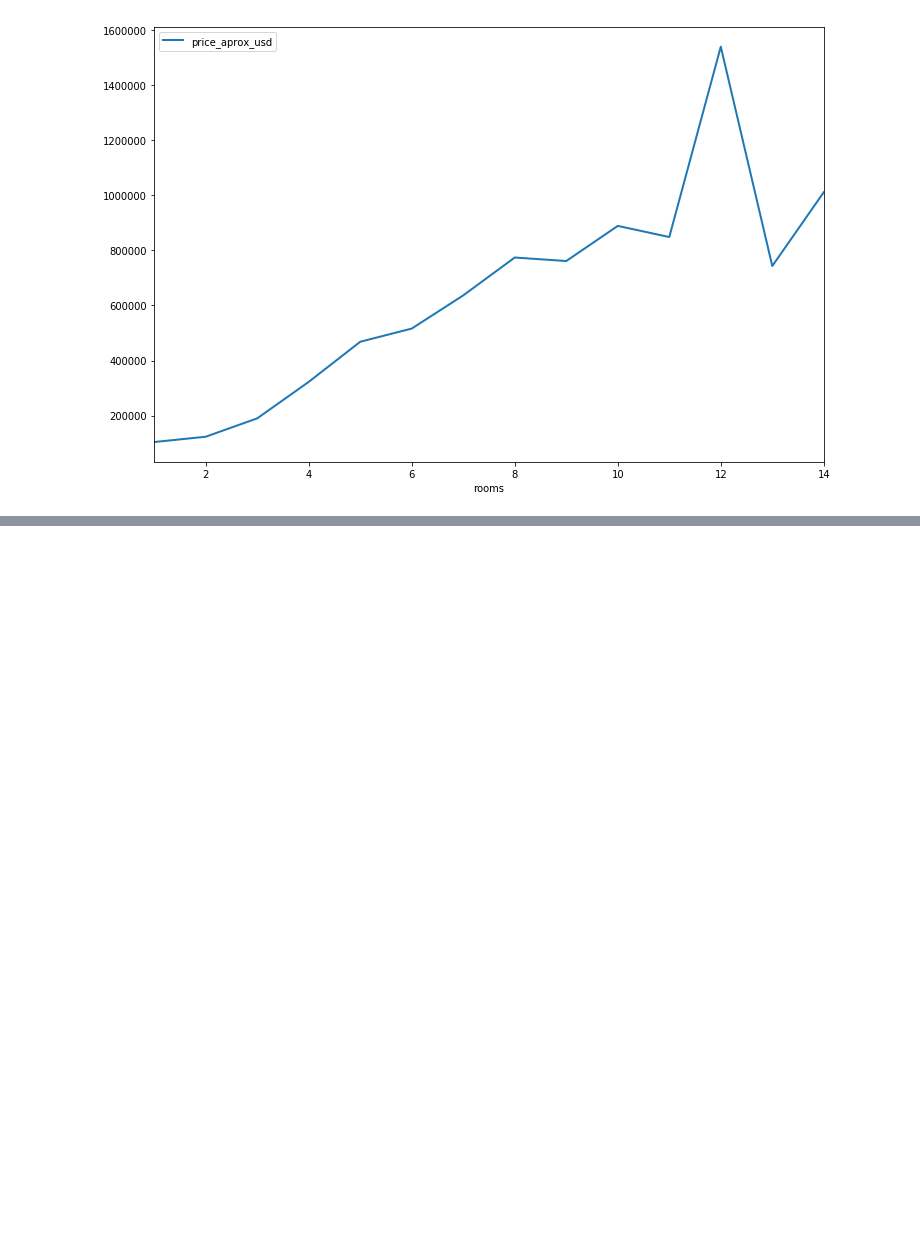
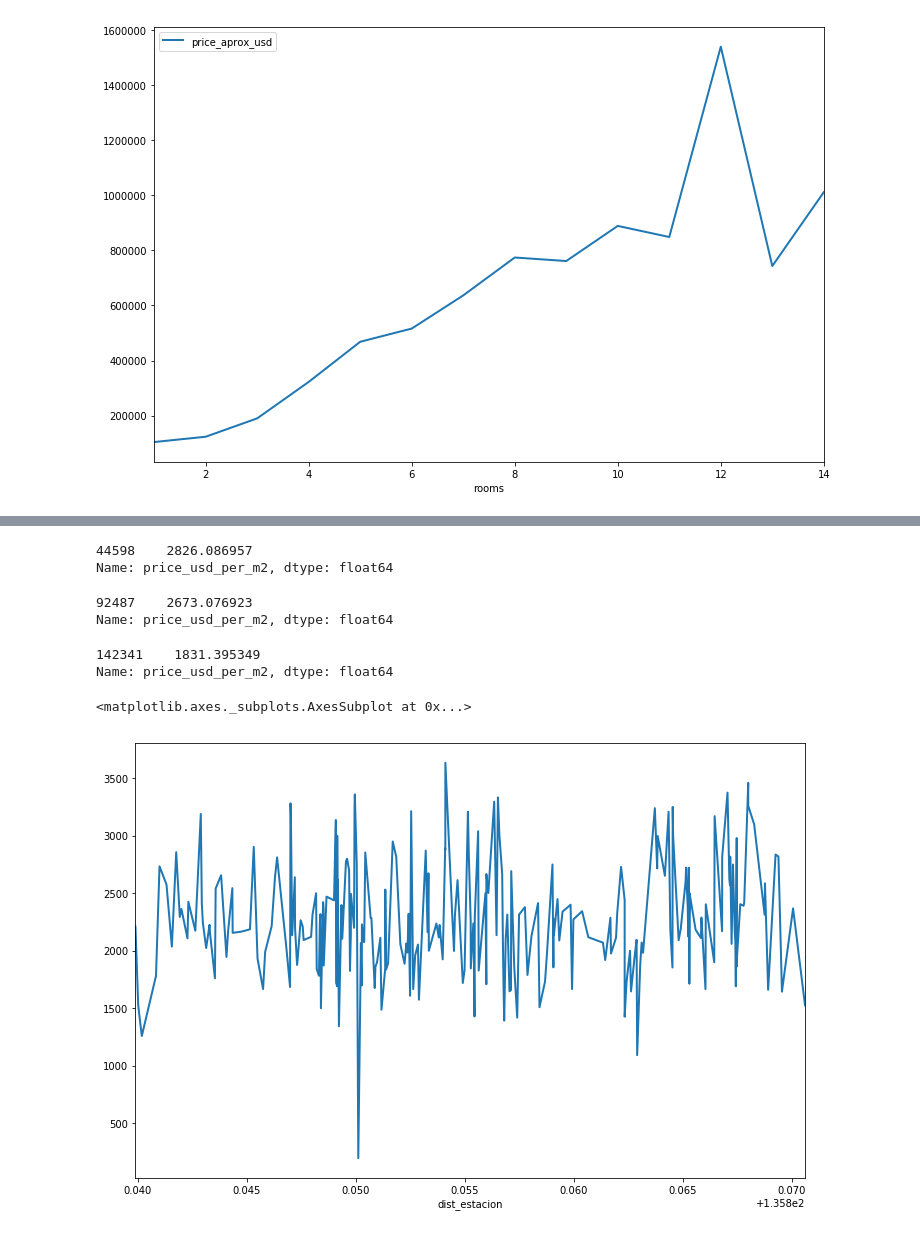
Before and after one commit to nicolaslongo/datos-TP1, a Jupyter notebook: Analisis2016.ipynb, the cells around one changed output, grey strips where cells are left out. Drawn from its saved outputs; the diff is of its cells as text; code cells hidden in the pictures; blank space fills up the shorter version.

```diff
--- a/Analisis2016.ipynb
+++ b/Analisis2016.ipynb
@@ -284,0 +298,14 @@ data.loc[data.rooms < 15, ['price_aprox_usd', 'rooms']].groupby('rooms').mean().
+# %%
+# corregimos el campo de coordenadas del dataset.
+def coord(c):
+    lat_lon = c.split(',')
+    return [float(lat_lon[0]), float(lat_lon[1])]
+
+caballito = data.loc[data.property_type.str.contains('apartment'), :]
+caballito = caballito.loc[(data.price_aprox_usd >= 4.851340e+03) & (data.price_aprox_usd <= 2.850000e+05), :]
+caballito = caballito.loc[(data.lat < -34.610913) & (data.lat > -34.635746), :]
+caballito = caballito.loc[(data.lon < -58.429233) & (data.lon > -58.457520), :]
+caballito = caballito.loc[data.place_name.str.contains('Caballito', na=False), :][['id', 'price_usd_per_m2', 'lat-lon']]
+caballito.dropna(inplace=True)
+caballito['lat-lon'] = caballito['lat-lon'].apply(coord)
+caballito.shape
@@ -284,0 +325,28 @@ data.loc[data.rooms < 15, ['price_aprox_usd', 'rooms']].groupby('rooms').mean().
+# %%
+#Casas a medida que nos alejamos de av de mayo
+data[data.id.str.contains('1d3db3980fda390d9c75adbb8c4f55ee6dd83edf') == True]['price_usd_per_m2']
+# %% [output]
+44598    2826.086957
+Name: price_usd_per_m2, dtype: float64
+# %%
+data[data.id.str.contains('86bed9445dcc04787cf6ff25e4e106db377c62e0') == True]['price_usd_per_m2']
+# %% [output]
+92487    2673.076923
+Name: price_usd_per_m2, dtype: float64
+# %%
+data[data.id.str.contains('79cec928e1054e96d161148c98715fb0e3c02c3e') == True]['price_usd_per_m2']
+# %% [output]
+142341    1831.395349
+Name: price_usd_per_m2, dtype: float64
+# %%
+#Precio en funcion a la distancia(radio aprox) de la estacion de caballito
+def distancia_estacion(prop):
+       return  pow(pow(prop[0]-34.619189, 2) +  pow(prop[1]-58.443682, 2), 0.5)
+
+caballito['dist_estacion'] = caballito['lat-lon'].apply(distancia_estacion)
+
+caballito.groupby('dist_estacion').mean().loc[:, 'price_usd_per_m2'].\
+                                                plot(kind='line', linewidth=2,figsize=(12,8))
+# %% [output]
+<matplotlib.axes._subplots.AxesSubplot at 0x...>
+[figure, added]
```
Also changed, not shown: parts of 17 cells of this notebook.
